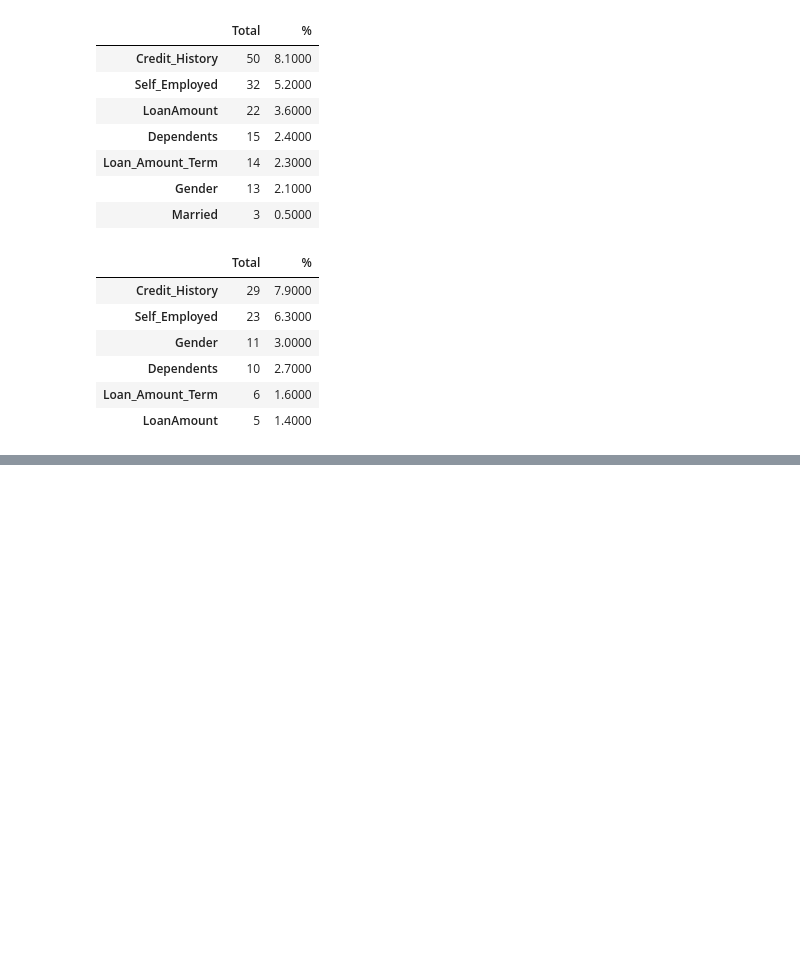
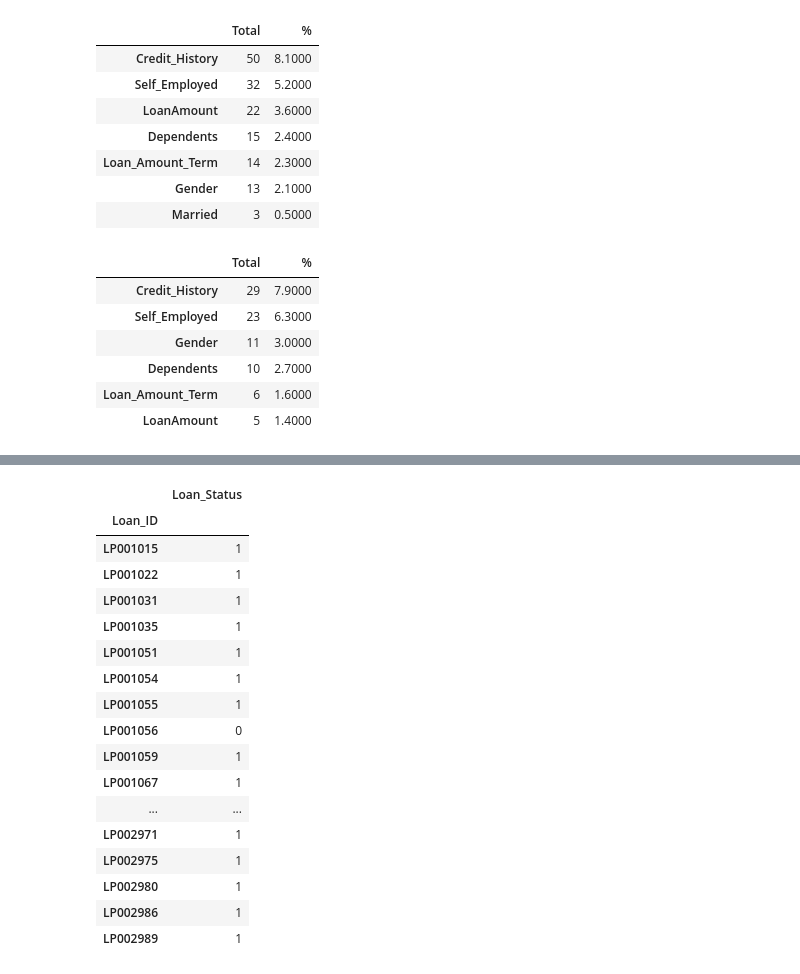
Before and after one commit to malfaroe/Framework, a Jupyter notebook: datasets/loanCompetition/EDA-Dec-2020.ipynb, the cells around one changed output, grey strips where cells are left out. Cells and saved outputs as stored; diff of their text form; code cells hidden in the pictures; blank space fills up the shorter version.

```diff
--- a/datasets/loanCompetition/EDA-Dec-2020.ipynb
+++ b/datasets/loanCompetition/EDA-Dec-2020.ipynb
@@ -330,0 +395,28 @@ nulls_summary(test)
+# %%
+sub = pd.read_csv("submission.csv")
+id = pd.read_csv("test_ID.csv")
+# %%
+submission = pd.concat((id, sub), axis = 1)
+# %%
+submission= submission.set_index(["Loan_ID"])
+# %%
+submission
+# %% [output]
+|  | Loan_Status |
+| Loan_ID |  |
+| LP001015 | 1 |
+| LP001022 | 1 |
+| LP001031 | 1 |
+| LP001035 | 1 |
+| LP001051 | 1 |
+| LP001054 | 1 |
+| LP001055 | 1 |
+| LP001056 | 0 |
+| LP001059 | 1 |
+| LP001067 | 1 |
+| ... | ... |
+| LP002971 | 1 |
+| LP002975 | 1 |
+| LP002980 | 1 |
+| LP002986 | 1 |
+| LP002989 | 1 |
```
Also changed, not shown: parts of 13 cells of this notebook, 41 other files.
